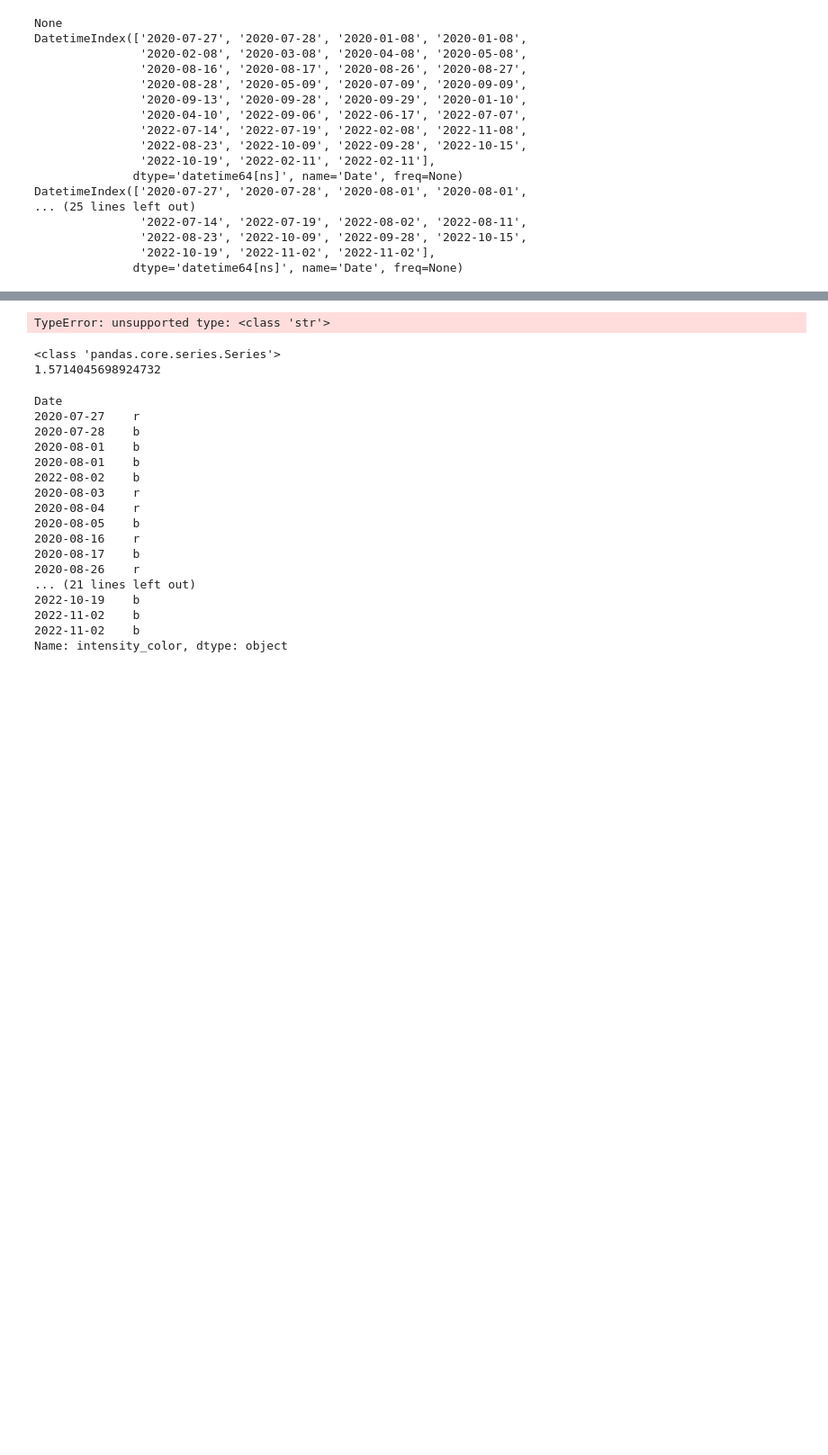
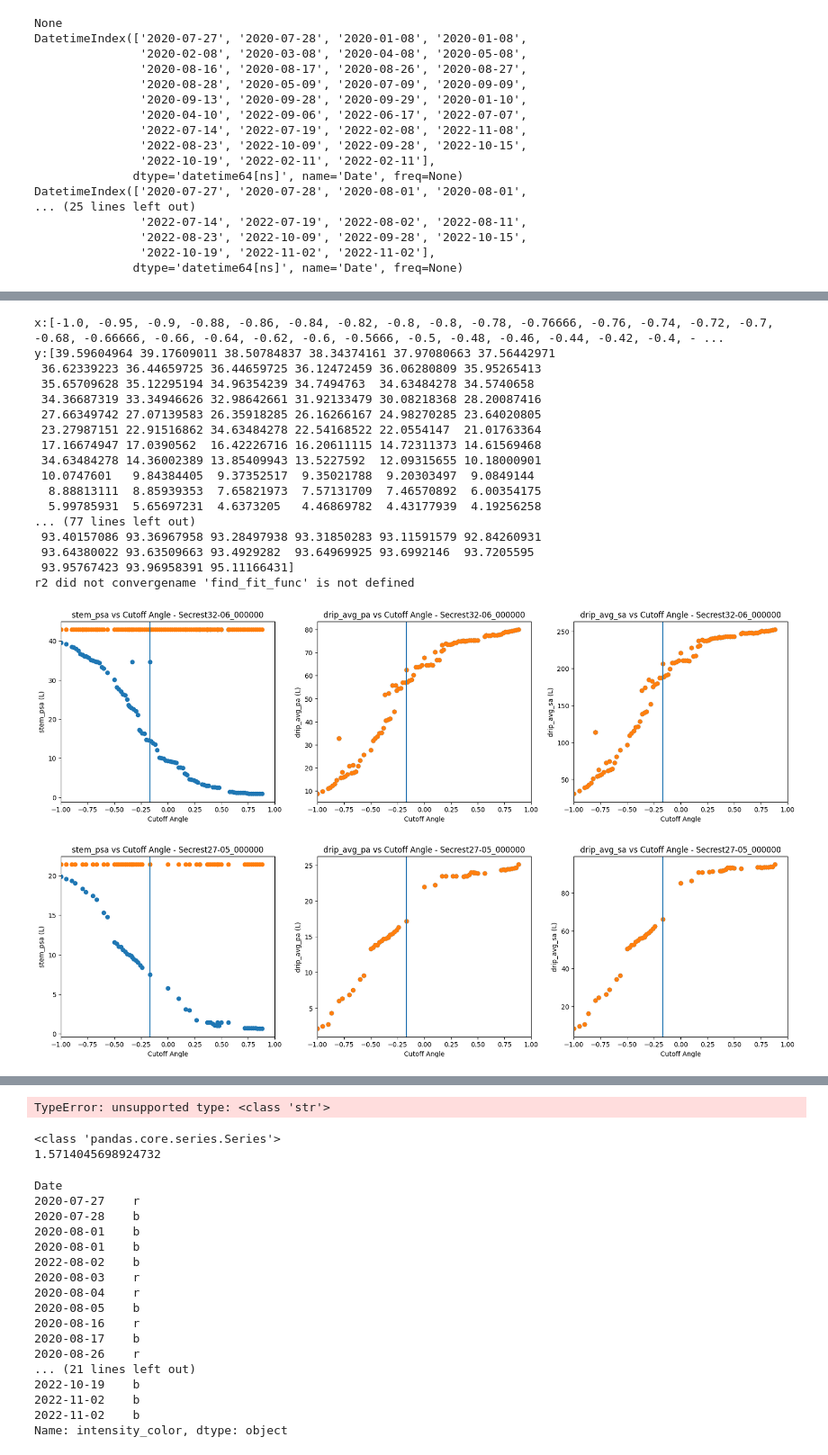
Before and after one commit to wischmcj/canopyHydrodynamics, a Jupyter notebook: scripts/sensitivity_analysis.ipynb, the cells around one changed output, grey strips where cells are left out. Shown at 90% size. Cells and saved outputs as stored; diff of their text form; code cells hidden in the pictures; blank space fills up the shorter version.

```diff
--- a/scripts/sensitivity_analysis.ipynb
+++ b/scripts/sensitivity_analysis.ipynb
@@ -532,0 +715,23 @@ def find_fit_func(fit_func, x, y):
+# %%
+
+plot_correlation(w_flow_stats,fields)
+# %% [output]
+x:[-1.0, -0.95, -0.9, -0.88, -0.86, -0.84, -0.82, -0.8, -0.8, -0.78, -0.76666, -0.76, -0.74, -0.72, -0.7, -0.68, -0.66666, -0.66, -0.64, -0.62, -0.6, -0.5666, -0.5, -0.48, -0.46, -0.44, -0.42, -0.4, - ...
+y:[39.59604964 39.17609011 38.50784837 38.34374161 37.97080663 37.56442971
+ 36.62339223 36.44659725 36.44659725 36.12472459 36.06280809 35.95265413
+ 35.65709628 35.12295194 34.96354239 34.7494763  34.63484278 34.5740658
+ 34.36687319 33.34946626 32.98642661 31.92133479 30.08218368 28.20087416
+ 27.66349742 27.07139583 26.35918285 26.16266167 24.98270285 23.64020805
+ 23.27987151 22.91516862 34.63484278 22.54168522 22.0554147  21.01763364
+ 17.16674947 17.0390562  16.42226716 16.20611115 14.72311373 14.61569468
+ 34.63484278 14.36002389 13.85409943 13.5227592  12.09315655 10.18000901
+ 10.0747601   9.84384405  9.37352517  9.35021788  9.20303497  9.0849144
+  8.88813111  8.85939353  7.65821973  7.57131709  7.46570892  6.00354175
+  5.99785931  5.65697231  4.6373205   4.46869782  4.43177939  4.19256258
+... (77 lines left out)
+ 93.40157086 93.36967958 93.28497938 93.31850283 93.11591579 92.84260931
+ 93.64380022 93.63509663 93.4929282  93.64969925 93.6992146  93.7205595
+ 93.95767423 93.96958391 95.11166431]
+r2 did not convergename 'find_fit_func' is not defined
+[figure, added]
+[figure, added]
```
Also changed, not shown: parts of 15 cells of this notebook.
